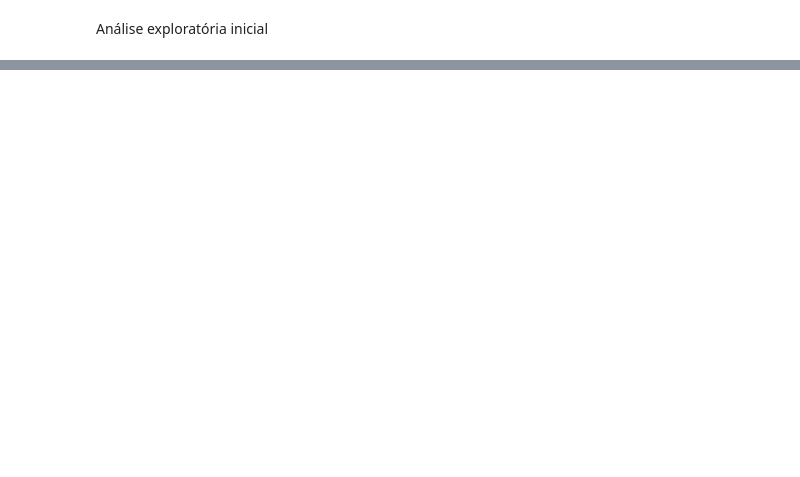
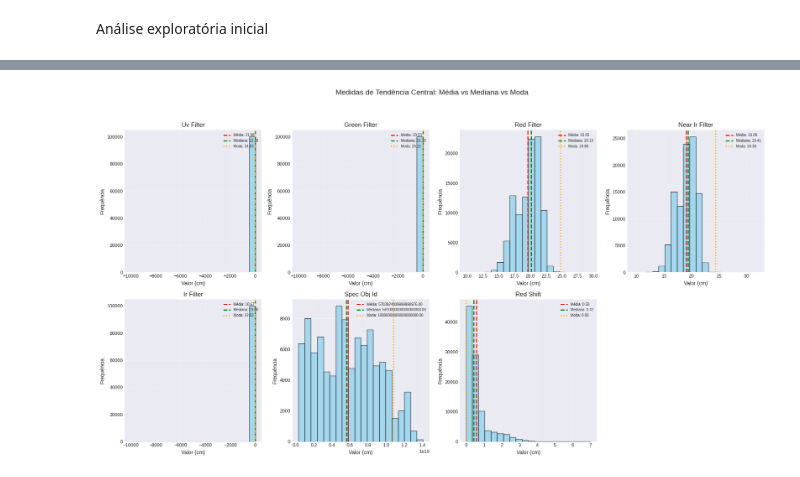
Before and after one commit to livlutz/INF1032, a Jupyter notebook: INF1032.ipynb, the cells around one changed output, grey strips where cells are left out. Drawn from its saved outputs; the diff is of its cells as text; code cells hidden in the pictures; blank space fills up the shorter version.

```diff
--- a/INF1032.ipynb
+++ b/INF1032.ipynb
@@ -1,19 +1,2 @@
 # %% [markdown]
 <a href="https://colab.research.google.com/github/livlutz/INF1032/blob/main/INF1032.ipynb" target="_parent"><img src="https://colab.research.google.com/assets/colab-badge.svg" alt="Open In Colab"/></a>
-# %%
-# Importing libraries
-import numpy as np
-import pandas as pd
-from scipy import stats
-import matplotlib.pyplot as plt
-import seaborn as sns
-#import io
-
-# Configuring visualisation
-plt.style.use('seaborn-v0_8-darkgrid')
-sns.set_palette('husl')
-plt.rcParams['figure.figsize'] = (12, 6)
-
-# Ignoring warnings
-import warnings
-warnings.filterwarnings('ignore')
@@ -126,0 +112,58 @@ Red Shift:
+# %%
+# Selecting relevant numerical values
+features = ['UV_filter', 'green_filter', 'red_filter', 'near_IR_filter', 'IR_filter', 'spec_obj_ID', 'red_shift']
+
+# Calculando as métricas
+print("MEDIDAS DE TENDÊNCIA CENTRAL")
+print("=" * 40)
+
+for feature in features:
+    mean_val = stellar_classification[feature].mean()
+    median_val = stellar_classification[feature].median()
+    mode_series = stellar_classification[feature].mode()
+    mode_val = mode_series[0] if not mode_series.empty else np.nan
+
+    print(f"\n{feature.replace('_', ' ').title()}:")
+    print(f"  Média:   {mean_val:.3f}")
+    print(f"  Mediana: {median_val:.3f}")
+    print(f"  Moda:    {mode_val:.3f}")
+
+# Visualização das medidas de tendência central
+print("\n\nVISUALIZAÇÃO DAS MEDIDAS DE TENDÊNCIA CENTRAL")
+print("=" * 40)
+fig, axes = plt.subplots(nrows=2, ncols=4, figsize=(18, 10))
+fig.suptitle('Medidas de Tendência Central: Média vs Mediana vs Moda', fontsize=14, y=1.02)
+
+# Flatten the axes array to easily iterate through them
+axes = axes.flatten()
+
+for idx, feature in enumerate(features):
+    # Only plot if there are enough axes for the feature
+    if idx < len(axes):
+        ax = axes[idx]
+
+        # Histograma
+        ax.hist(stellar_classification[feature], bins=20, alpha=0.7, color='skyblue', edgecolor='black')
+
+        # Linhas verticais para média, mediana e moda
+        mean_val = stellar_classification[feature].mean()
+        median_val = stellar_classification[feature].median()
+        mode_val = stellar_classification[feature].mode()[0]
+
+        ax.axvline(mean_val, color='red', linestyle='--', linewidth=2, label=f'Média: {mean_val:.2f}')
+        ax.axvline(median_val, color='green', linestyle='--', linewidth=2, label=f'Mediana: {median_val:.2f}')
+        ax.axvline(mode_val, color='orange', linestyle=':', linewidth=2, label=f'Moda: {mode_val:.2f}')
+
+        ax.set_title(feature.replace('_', ' ').title())
+        ax.set_xlabel('Valor (cm)')
+        ax.set_ylabel('Frequência')
+        ax.legend(fontsize=7, loc='upper right')
+        ax.grid(True, alpha=0.3)
+
+# Remove any unused subplots if the number of features is less than the total subplots
+for i in range(len(features), len(axes)):
+    fig.delaxes(axes[i])
+
+plt.tight_layout(rect=[0, 0.03, 1, 0.98]) # Adjust layout to prevent title overlap
+plt.show()
+# %% [output]
@@ -126,0 +187 @@ Red Shift:
+[figure, added]
```
Also changed, not shown: parts of 17 cells of this notebook.
